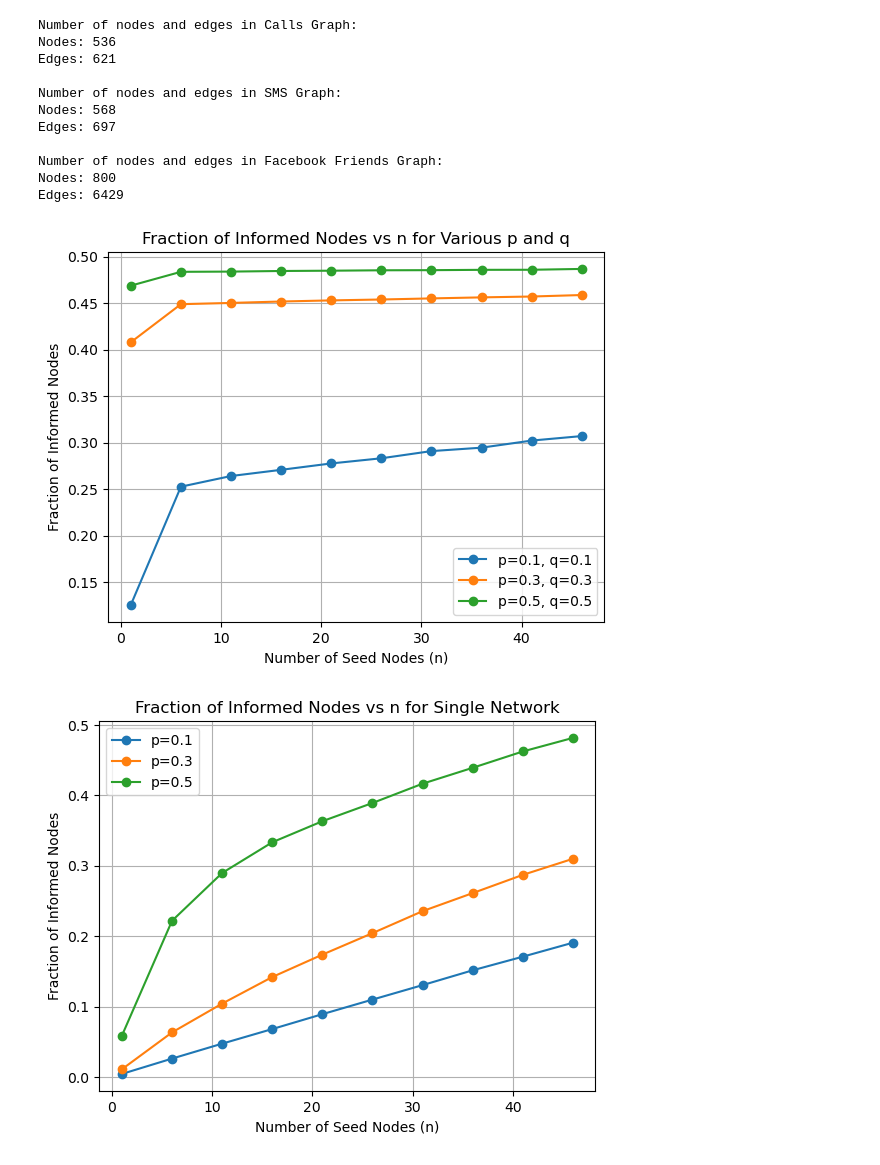
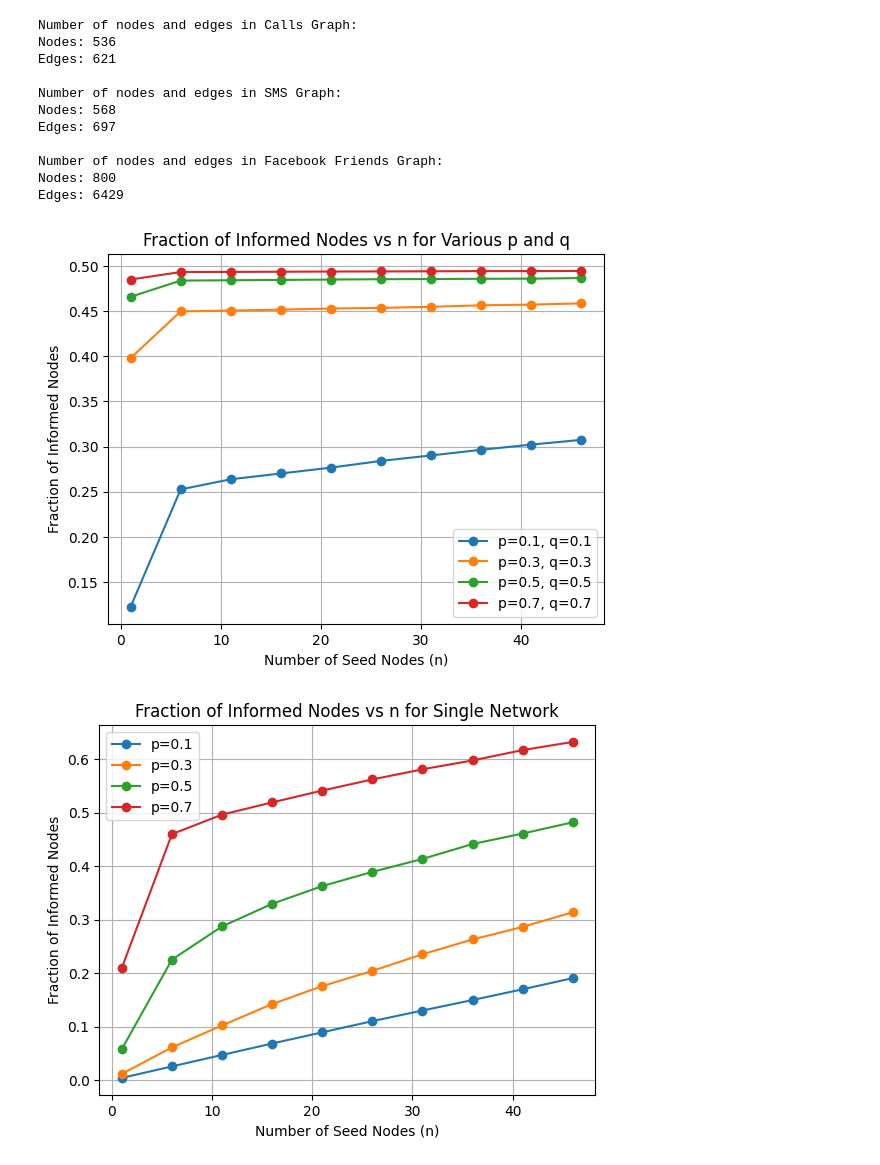
Before and after one commit to RamanEbrahimi/InfoDiff-Multiplex, a Jupyter notebook: copenhagen_data_multiplex_ECE227.ipynb, the cells around one changed output. Cells and saved outputs as stored; diff of their text form; code cells hidden in the pictures.

```diff
--- a/copenhagen_data_multiplex_ECE227.ipynb
+++ b/copenhagen_data_multiplex_ECE227.ipynb
@@ -384,34 +384,34 @@ def spread_information(G, n, p, iterations=1000):
     for _ in range(iterations):
         # Randomly seed n nodes with information
         seed_nodes = random.sample(nodes, n)
         informed_nodes = set(seed_nodes)
         new_informed = set(seed_nodes)
 
         while new_informed:
             current_new_informed = set()
             for node in new_informed:
                 neighbors = list(G.neighbors(node))
                 for neighbor in neighbors:
                     if neighbor not in informed_nodes and random.random() < p:
                         current_new_informed.add(neighbor)
             informed_nodes.update(current_new_informed)
             new_informed = current_new_informed
 
         total_spread += len(informed_nodes)
 
     average_spread = total_spread / iterations
     return average_spread / len(nodes)
 
 
 # Creating graphs
 sms_graph = G_sms
 fb_friends_graph = G_fb_friends
 
 # Plotting for cross-network scenario
-plot_fraction_vs_n_for_multiple_p_q(sms_graph, fb_friends_graph, p_values=[0.1, 0.3, 0.5], q_values=[0.1, 0.3, 0.5], common_nodes=common_nodes)
+plot_fraction_vs_n_for_multiple_p_q(sms_graph, fb_friends_graph, p_values=[0.1, 0.3, 0.5, 0.7], q_values=[0.1, 0.3, 0.5, 0.7], common_nodes=common_nodes)
 
 # Plotting for single network scenario
-plot_fraction_vs_n_single_network(sms_graph, p_values=[0.1, 0.3, 0.5])
+plot_fraction_vs_n_single_network(sms_graph, p_values=[0.1, 0.3, 0.5, 0.7])
 # %% [output]
-[figure, old version]
+[figure, new version]
-[figure, old version]
+[figure, new version]
```
Also changed, not shown: parts of 1 cell of this notebook, 6 other files.
